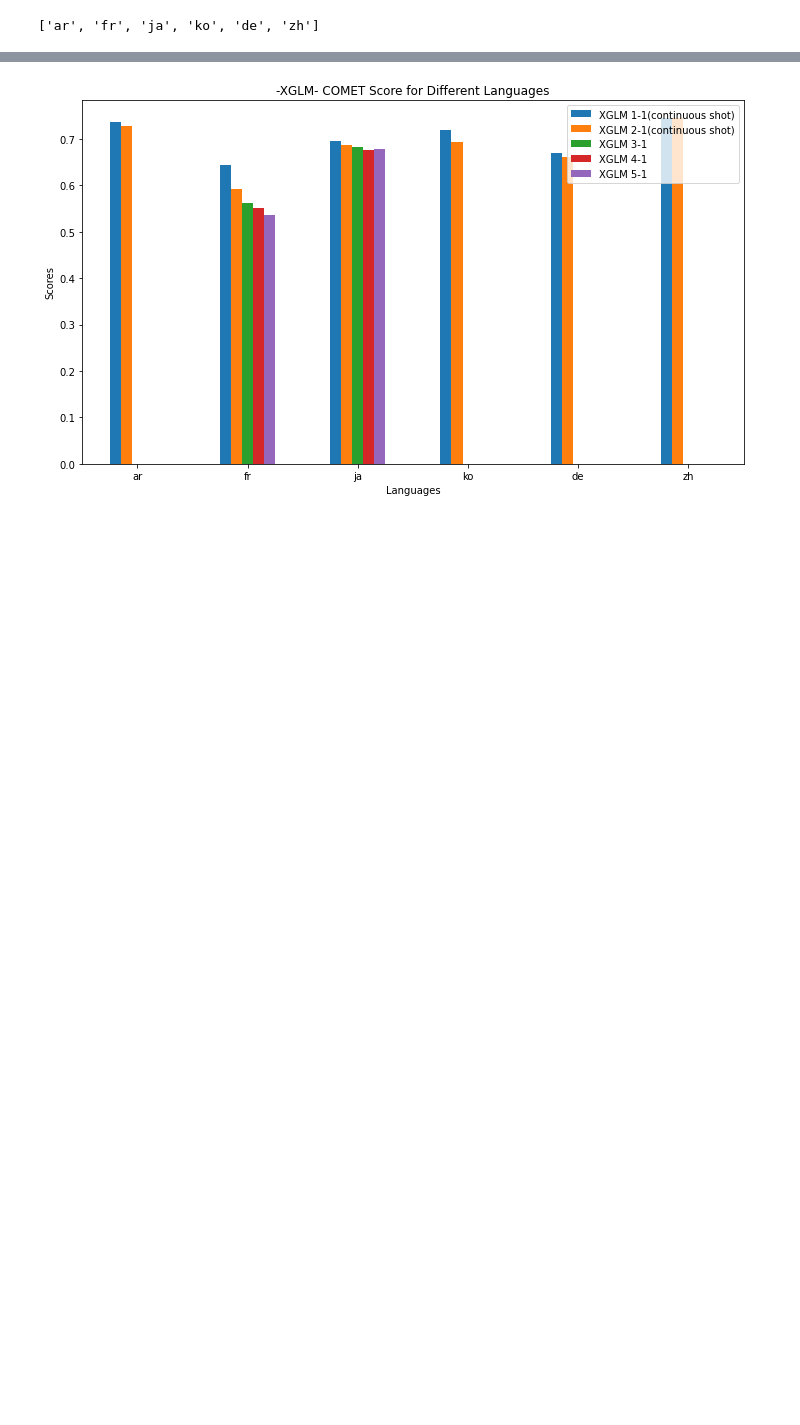
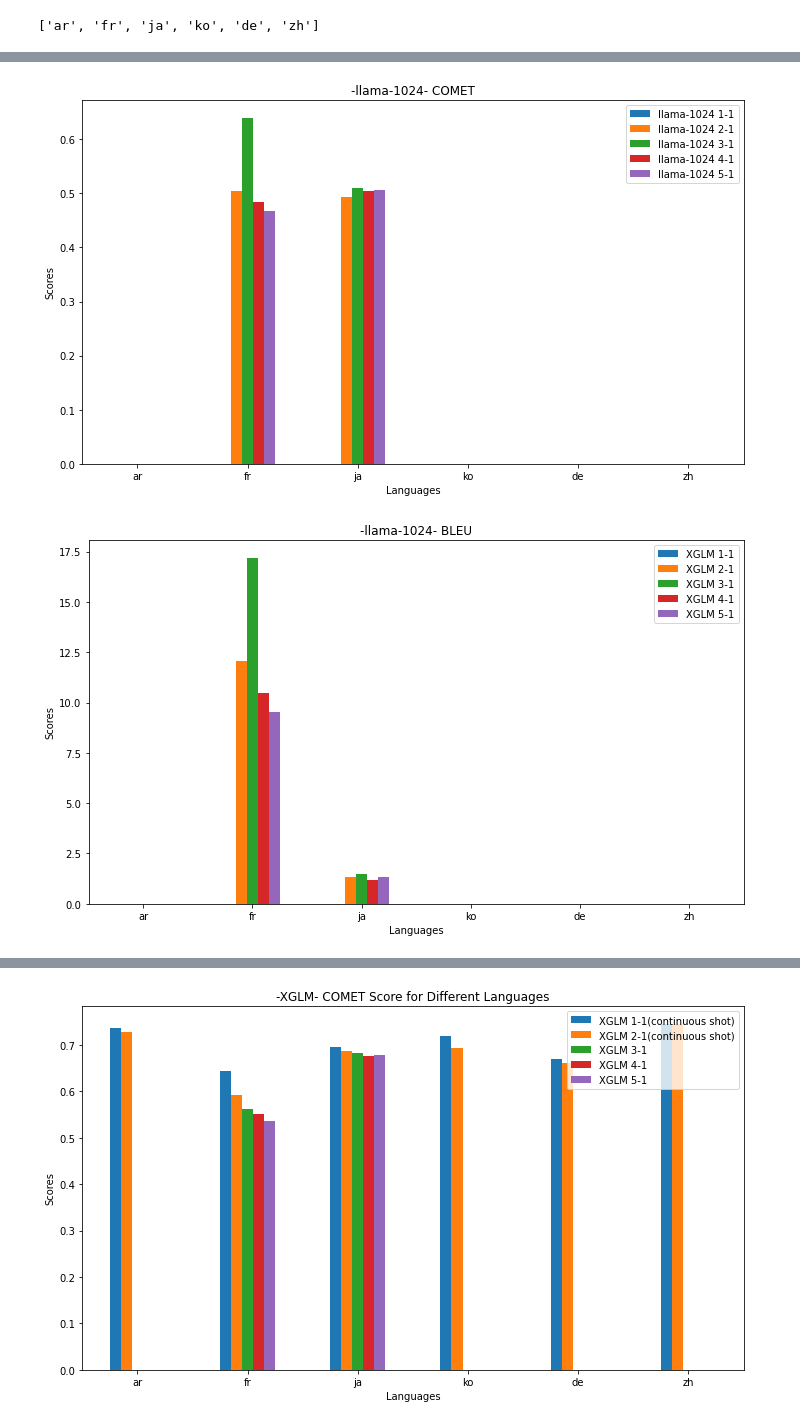
Before and after one commit to su0315/LLM_Contextual_Prompt_MT, a Jupyter notebook: notebook/result_visualization/context_size_comparison.ipynb, the cells around one changed output, grey strips where cells are left out. Saved outputs shown, nothing was run; the diff lists cells and outputs as text; code cells hidden in the pictures; blank space fills up the shorter version.

```diff
--- a/notebook/result_visualization/context_size_comparison.ipynb
+++ b/notebook/result_visualization/context_size_comparison.ipynb
@@ -94,0 +185,5 @@ print (lang_list)
+# %%
+scores_plot("llama-1024")
+# %% [output]
+[figure, added]
+[figure, added]
```
Also changed, not shown: parts of 10 cells of this notebook, 1 other file.
